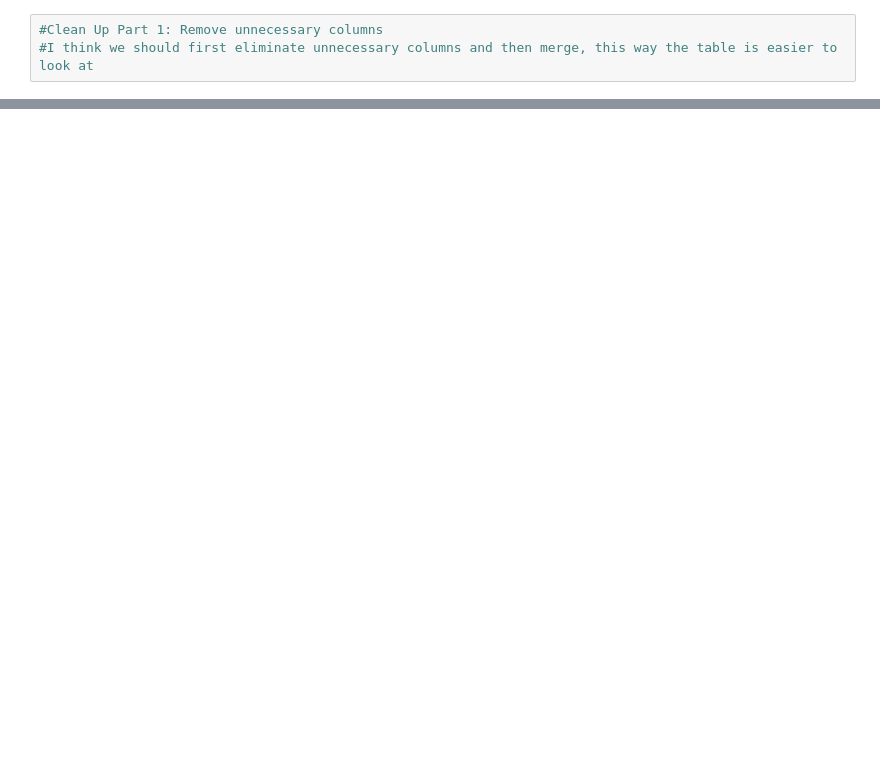
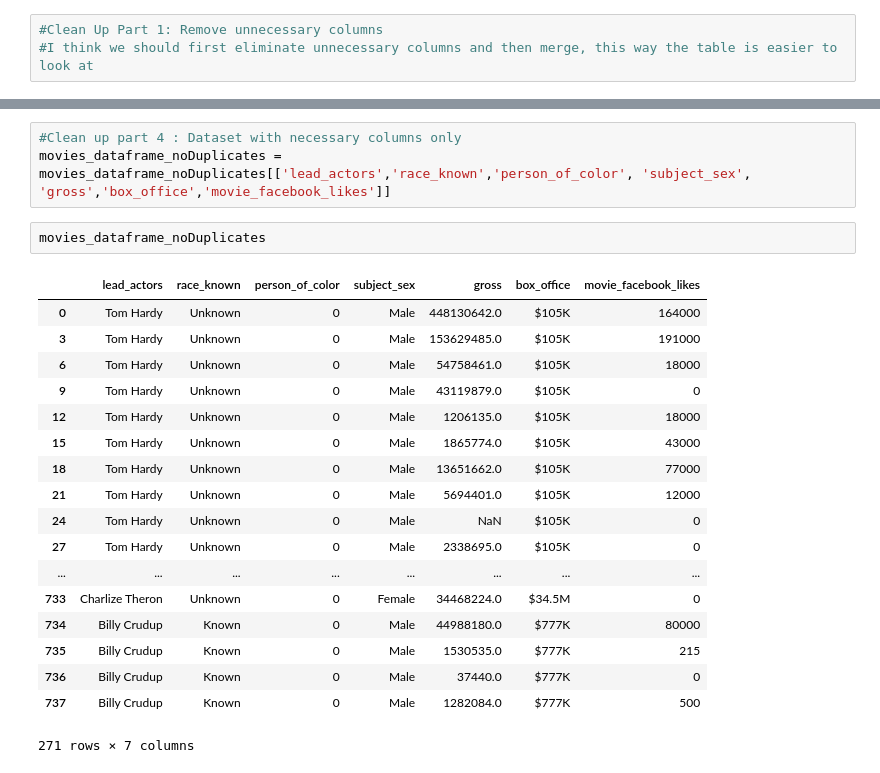
Before and after one commit to Data-Science-HTW/diversity-in-movies, a Jupyter notebook: Diversity in Movies.ipynb, the cells around one changed output, grey strips where cells are left out. Drawn from its saved outputs; the diff is of its cells as text; blank space fills up the shorter version.

```diff
--- a/Diversity in Movies.ipynb
+++ b/Diversity in Movies.ipynb
@@ -83,0 +104,24 @@ movies_dataframe_noDuplicates
+# %%
+#Clean up part 4 : Dataset with necessary columns only
+movies_dataframe_noDuplicates = movies_dataframe_noDuplicates[['lead_actors','race_known','person_of_color', 'subject_sex', 'gross','box_office','movie_facebook_likes']]
+# %%
+movies_dataframe_noDuplicates
+# %% [output]
+|  | lead_actors | race_known | person_of_color | subject_sex | gross | box_office | movie_facebook_likes |
+| 0 | Tom Hardy | Unknown | 0 | Male | 448130642.0 | $105K | 164000 |
+| 3 | Tom Hardy | Unknown | 0 | Male | 153629485.0 | $105K | 191000 |
+| 6 | Tom Hardy | Unknown | 0 | Male | 54758461.0 | $105K | 18000 |
+| 9 | Tom Hardy | Unknown | 0 | Male | 43119879.0 | $105K | 0 |
+| 12 | Tom Hardy | Unknown | 0 | Male | 1206135.0 | $105K | 18000 |
+| 15 | Tom Hardy | Unknown | 0 | Male | 1865774.0 | $105K | 43000 |
+| 18 | Tom Hardy | Unknown | 0 | Male | 13651662.0 | $105K | 77000 |
+| 21 | Tom Hardy | Unknown | 0 | Male | 5694401.0 | $105K | 12000 |
+| 24 | Tom Hardy | Unknown | 0 | Male | NaN | $105K | 0 |
+| 27 | Tom Hardy | Unknown | 0 | Male | 2338695.0 | $105K | 0 |
+| ... | ... | ... | ... | ... | ... | ... | ... |
+| 733 | Charlize Theron | Unknown | 0 | Female | 34468224.0 | $34.5M | 0 |
+| 734 | Billy Crudup | Known | 0 | Male | 44988180.0 | $777K | 80000 |
+| 735 | Billy Crudup | Known | 0 | Male | 1530535.0 | $777K | 215 |
+| 736 | Billy Crudup | Known | 0 | Male | 37440.0 | $777K | 0 |
+| 737 | Billy Crudup | Known | 0 | Male | 1282084.0 | $777K | 500 |
+271 rows × 7 columns
```
Also changed, not shown: parts of 4 cells of this notebook.
